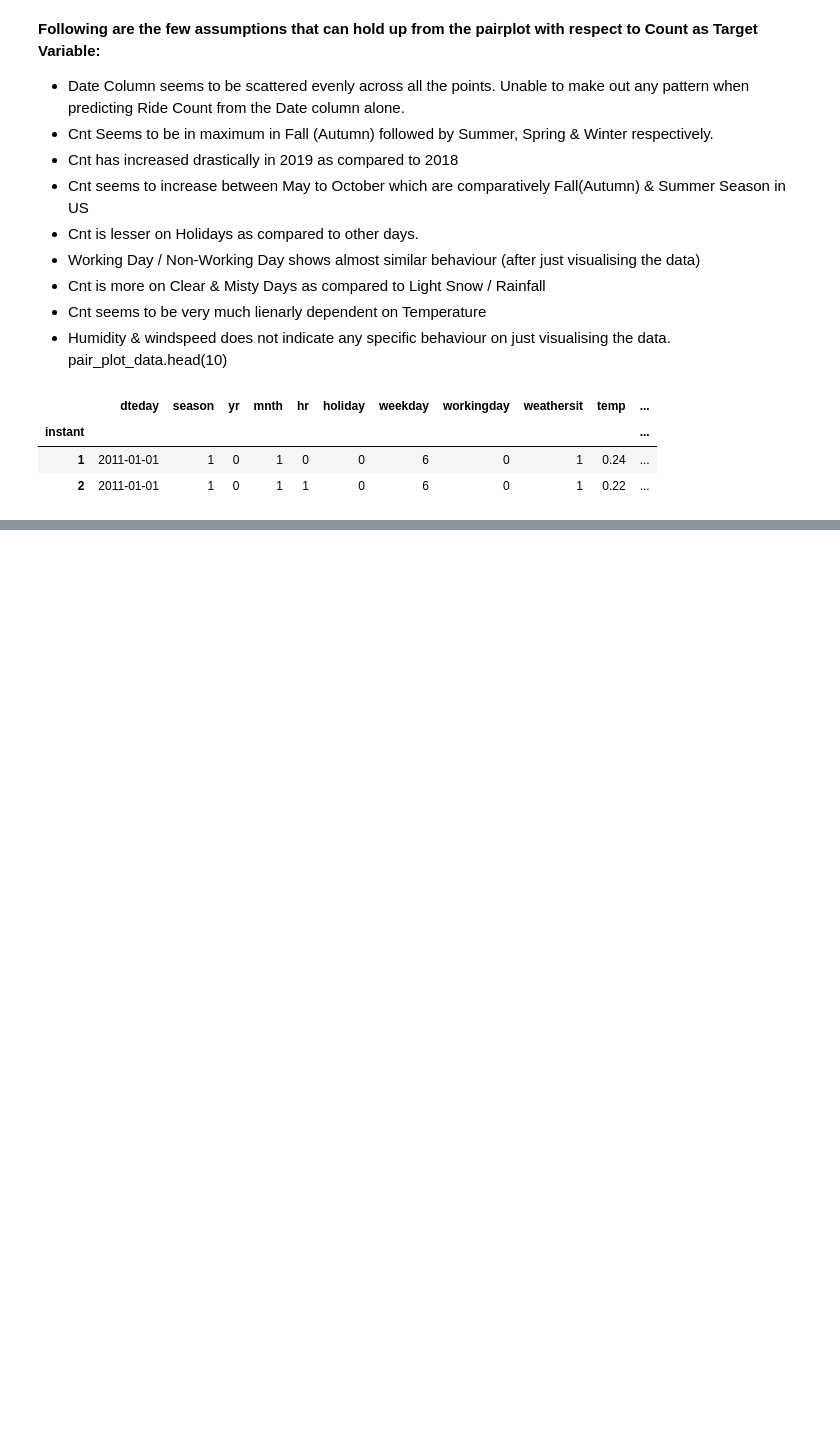
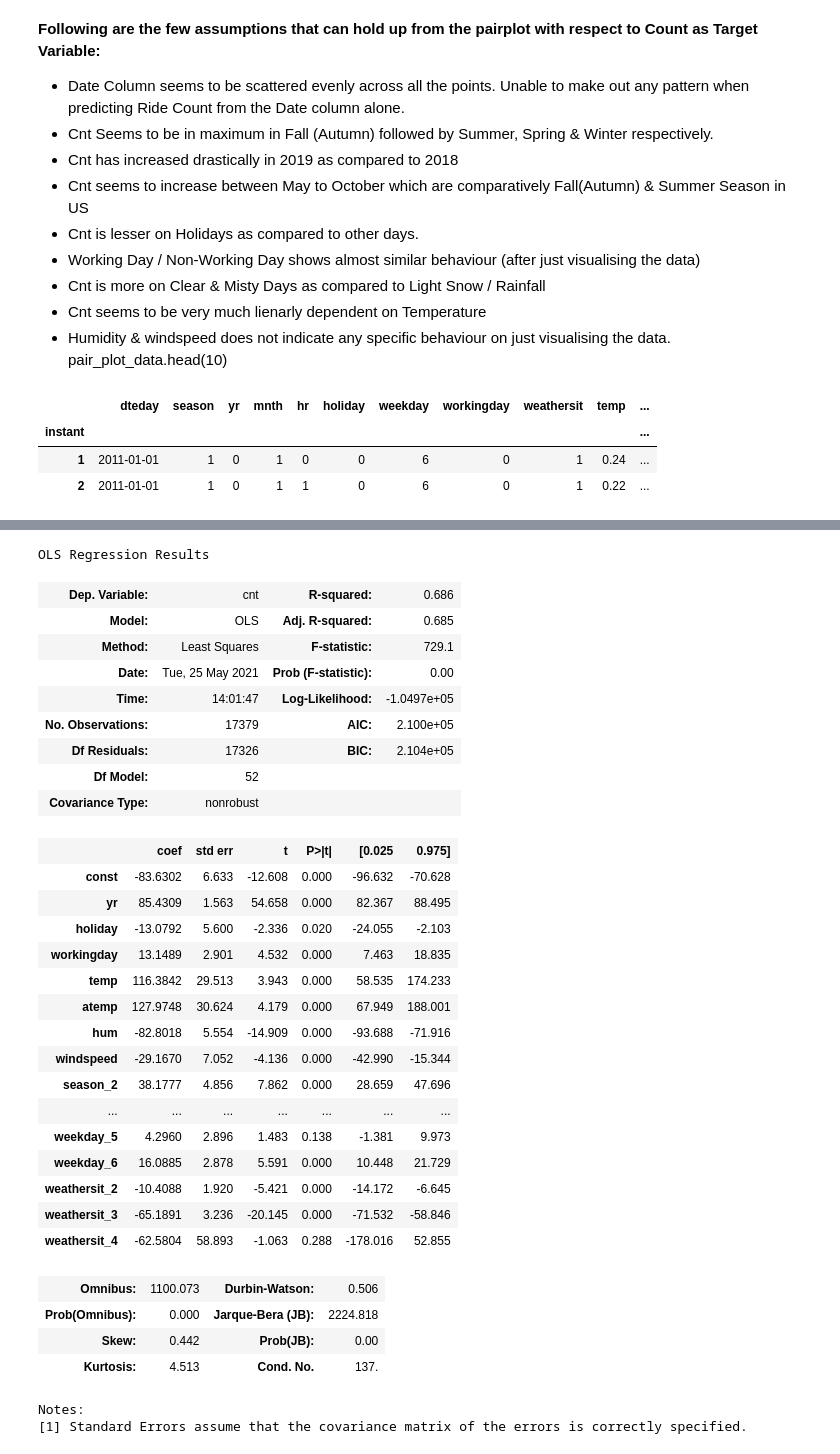
Before and after one commit to maryelo/Bike-sharing-excercise, a Jupyter notebook: Datascience_case_bikesharing_final.ipynb, the cells around one changed output, grey strips where cells are left out. Cells and saved outputs as stored; diff of their text form; code cells hidden in the pictures; blank space fills up the shorter version.

```diff
--- a/ordina_case_bikesharing_soulution2.ipynb
+++ b/Datascience_case_bikesharing_final.ipynb
@@ -1246,0 +872,43 @@ AttributeError: 'DataFrame' object has no attribute 'instant'
+# %%
+def run(col, X, y=y):
+    if col:
+        X1=X.drop(col, axis=1).copy()
+    else:
+        X1=X
+    display(OLS(y,add_constant(X1)).fit().summary())
+    return X1
+# %%
+X=run('weekday_4', X)
+# %% [output]
+OLS Regression Results
+| Dep. Variable: | cnt | R-squared: | 0.686 |
+| Model: | OLS | Adj. R-squared: | 0.685 |
+| Method: | Least Squares | F-statistic: | 729.1 |
+| Date: | Tue, 25 May 2021 | Prob (F-statistic): | 0.00 |
+| Time: | 14:01:47 | Log-Likelihood: | -1.0497e+05 |
+| No. Observations: | 17379 | AIC: | 2.100e+05 |
+| Df Residuals: | 17326 | BIC: | 2.104e+05 |
+| Df Model: | 52 |  |  |
+| Covariance Type: | nonrobust |  |  |
+|  | coef | std err | t | P>|t| | [0.025 | 0.975] |
+| const | -83.6302 | 6.633 | -12.608 | 0.000 | -96.632 | -70.628 |
+| yr | 85.4309 | 1.563 | 54.658 | 0.000 | 82.367 | 88.495 |
+| holiday | -13.0792 | 5.600 | -2.336 | 0.020 | -24.055 | -2.103 |
+| workingday | 13.1489 | 2.901 | 4.532 | 0.000 | 7.463 | 18.835 |
+| temp | 116.3842 | 29.513 | 3.943 | 0.000 | 58.535 | 174.233 |
+| atemp | 127.9748 | 30.624 | 4.179 | 0.000 | 67.949 | 188.001 |
+| hum | -82.8018 | 5.554 | -14.909 | 0.000 | -93.688 | -71.916 |
+| windspeed | -29.1670 | 7.052 | -4.136 | 0.000 | -42.990 | -15.344 |
+| season_2 | 38.1777 | 4.856 | 7.862 | 0.000 | 28.659 | 47.696 |
+| ... | ... | ... | ... | ... | ... | ... |
+| weekday_5 | 4.2960 | 2.896 | 1.483 | 0.138 | -1.381 | 9.973 |
+| weekday_6 | 16.0885 | 2.878 | 5.591 | 0.000 | 10.448 | 21.729 |
+| weathersit_2 | -10.4088 | 1.920 | -5.421 | 0.000 | -14.172 | -6.645 |
+| weathersit_3 | -65.1891 | 3.236 | -20.145 | 0.000 | -71.532 | -58.846 |
+| weathersit_4 | -62.5804 | 58.893 | -1.063 | 0.288 | -178.016 | 52.855 |
+| Omnibus: | 1100.073 | Durbin-Watson: | 0.506 |
+| Prob(Omnibus): | 0.000 | Jarque-Bera (JB): | 2224.818 |
+| Skew: | 0.442 | Prob(JB): | 0.00 |
+| Kurtosis: | 4.513 | Cond. No. | 137. |
+Notes:
+[1] Standard Errors assume that the covariance matrix of the errors is correctly specified.
```
Also changed, not shown: parts of 108 cells of this notebook.
